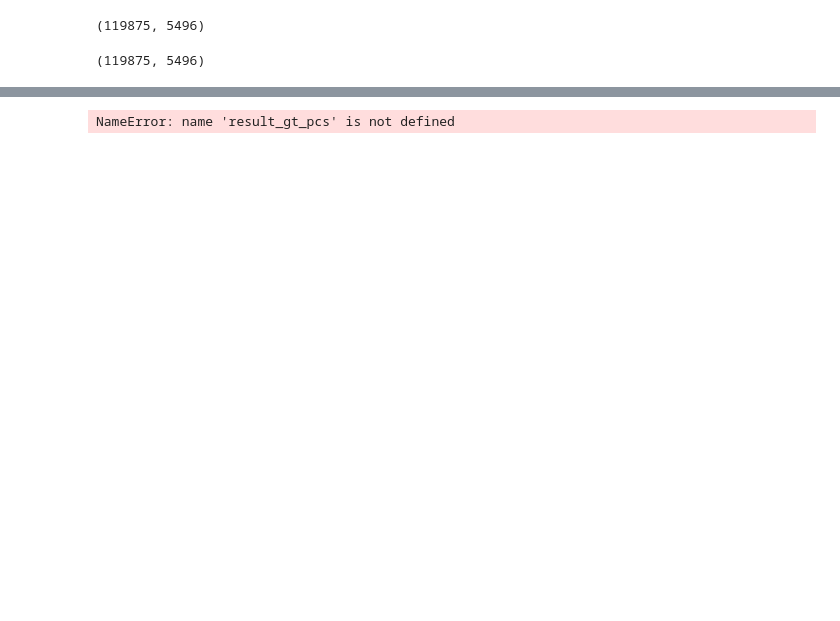
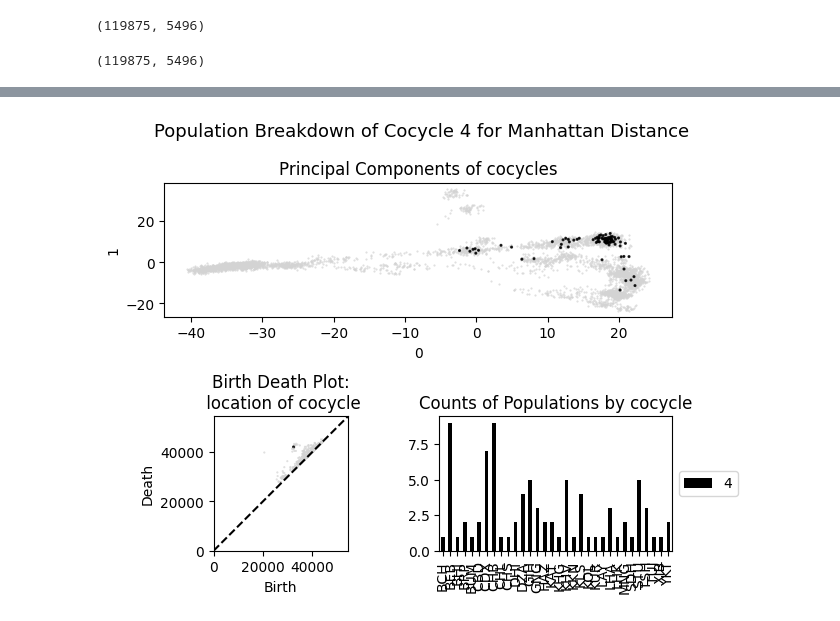
Before and after one commit to AI-sandbox/genTopo, a Jupyter notebook: ripser_individuals.ipynb, the cells around one changed output, grey strips where cells are left out. Saved outputs shown, nothing was run; the diff lists cells and outputs as text; code cells hidden in the pictures; blank space fills up the shorter version.

```diff
--- a/ripser_individuals.ipynb
+++ b/ripser_individuals.ipynb
@@ -151,7 +193,11 @@ fig.savefig("Manhattan_Distance_individuals_plots.svg", format="svg")
 # %%
-fig = display_cocycle_charts(cocycle_number_list, gt_matrix_PCs, colordict, result_gt_pcs)
-fig.suptitle('Population Breakdown of Most Persistant Cocycles for All Principal Components', fontsize=13)
+fig = cocycles_ind_plot_manhattan.display_cocycle_charts(
+    cocycle_number_list=[4],
+    svg_file='results/manhattan_distance_individuals_plots_4.svg'
+)
+
+fig.suptitle('Population Breakdown of Cocycle 4 for Manhattan Distance', fontsize=13)
 
 fig.show()
 # %% [output]
-NameError: name 'result_gt_pcs' is not defined
+[figure, added]
```
Also changed, not shown: parts of 35 cells of this notebook, 6 other files.
